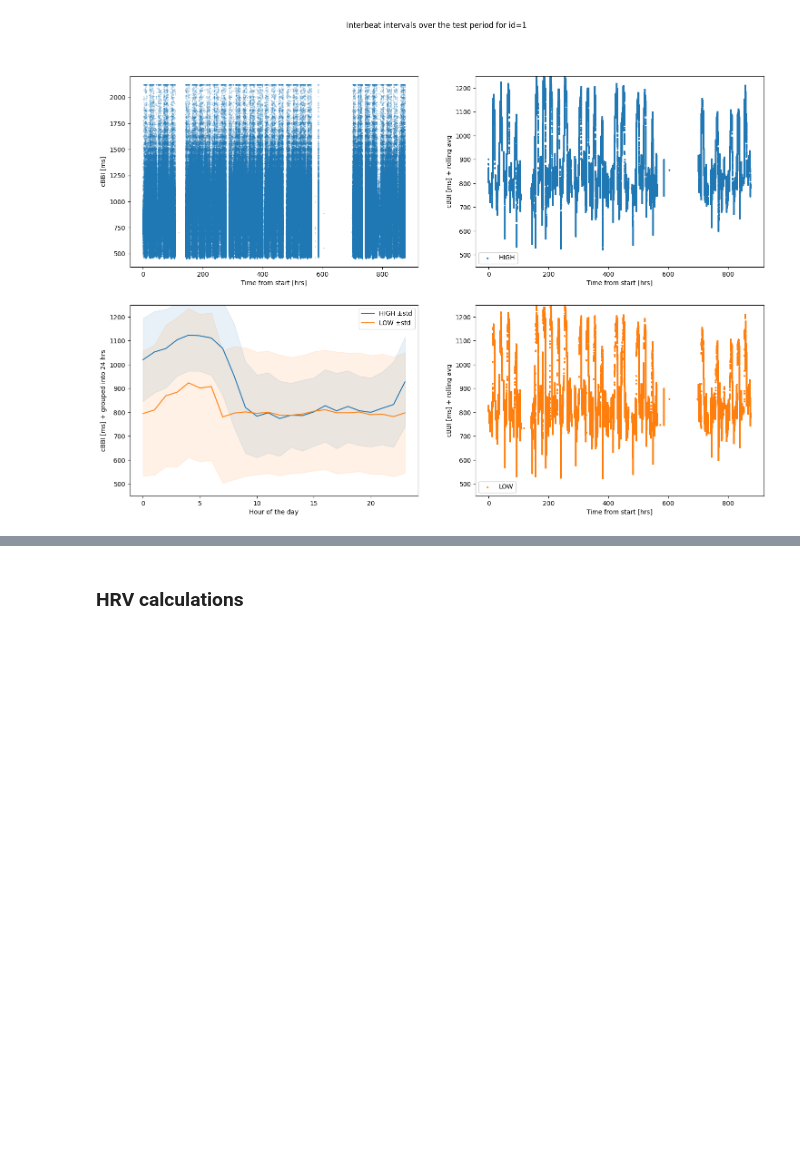
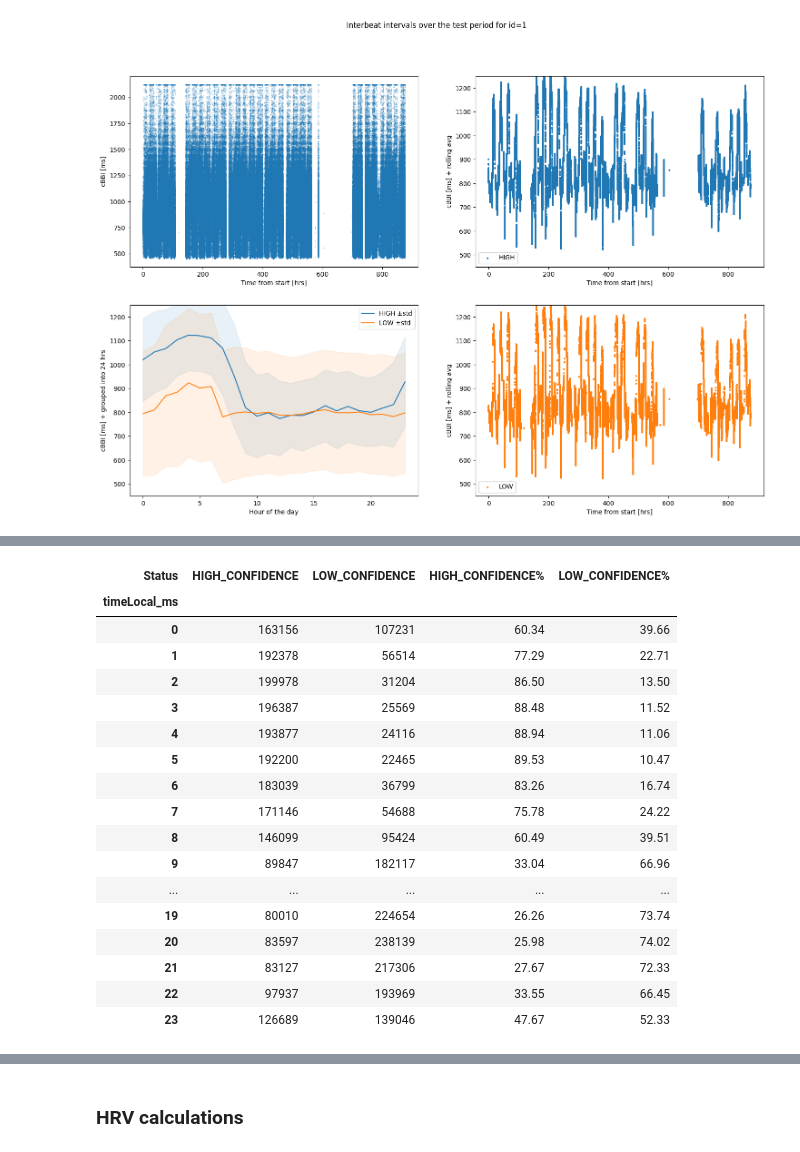
Before and after one commit to mol2people/tiktok_hrv, a Jupyter notebook: eda_hrv.ipynb, the cells around one changed output, grey strips where cells are left out. Cells and saved outputs as stored; diff of their text form; code cells hidden in the pictures; blank space fills up the shorter version.

```diff
--- a/eda_hrv.ipynb
+++ b/eda_hrv.ipynb
@@ -414,0 +404,26 @@ dtype: int64
+# %%
+hr=pd.to_datetime(df['timeLocal_ms'], unit='ms').dt.hour
+gr=df.groupby([hr, 'Status'])['BBI (ms)'].size().unstack('Status')
+sums=gr['HIGH_CONFIDENCE']+gr['LOW_CONFIDENCE']
+gr.loc[:, 'HIGH_CONFIDENCE%']=round(100*gr['HIGH_CONFIDENCE']/sums, 2)
+gr.loc[:, 'LOW_CONFIDENCE%']=round(100*gr['LOW_CONFIDENCE']/sums, 2)
+gr
+# %% [output]
+| Status | HIGH_CONFIDENCE | LOW_CONFIDENCE | HIGH_CONFIDENCE% | LOW_CONFIDENCE% |
+| timeLocal_ms |  |  |  |  |
+| 0 | 163156 | 107231 | 60.34 | 39.66 |
+| 1 | 192378 | 56514 | 77.29 | 22.71 |
+| 2 | 199978 | 31204 | 86.50 | 13.50 |
+| 3 | 196387 | 25569 | 88.48 | 11.52 |
+| 4 | 193877 | 24116 | 88.94 | 11.06 |
+| 5 | 192200 | 22465 | 89.53 | 10.47 |
+| 6 | 183039 | 36799 | 83.26 | 16.74 |
+| 7 | 171146 | 54688 | 75.78 | 24.22 |
+| 8 | 146099 | 95424 | 60.49 | 39.51 |
+| 9 | 89847 | 182117 | 33.04 | 66.96 |
+| ... | ... | ... | ... | ... |
+| 19 | 80010 | 224654 | 26.26 | 73.74 |
+| 20 | 83597 | 238139 | 25.98 | 74.02 |
+| 21 | 83127 | 217306 | 27.67 | 72.33 |
+| 22 | 97937 | 193969 | 33.55 | 66.45 |
+| 23 | 126689 | 139046 | 47.67 | 52.33 |
```
Also changed, not shown: parts of 5 cells of this notebook.
